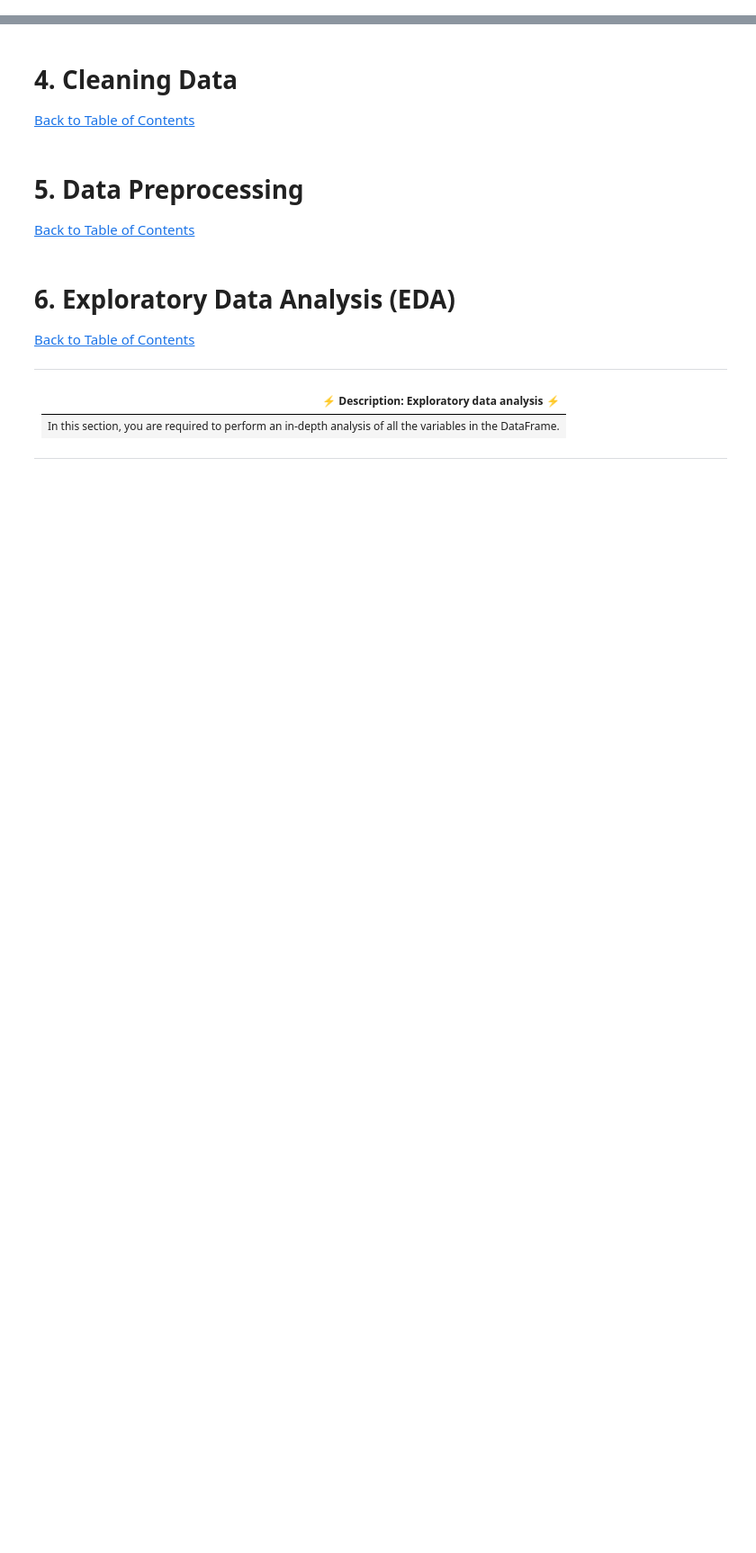
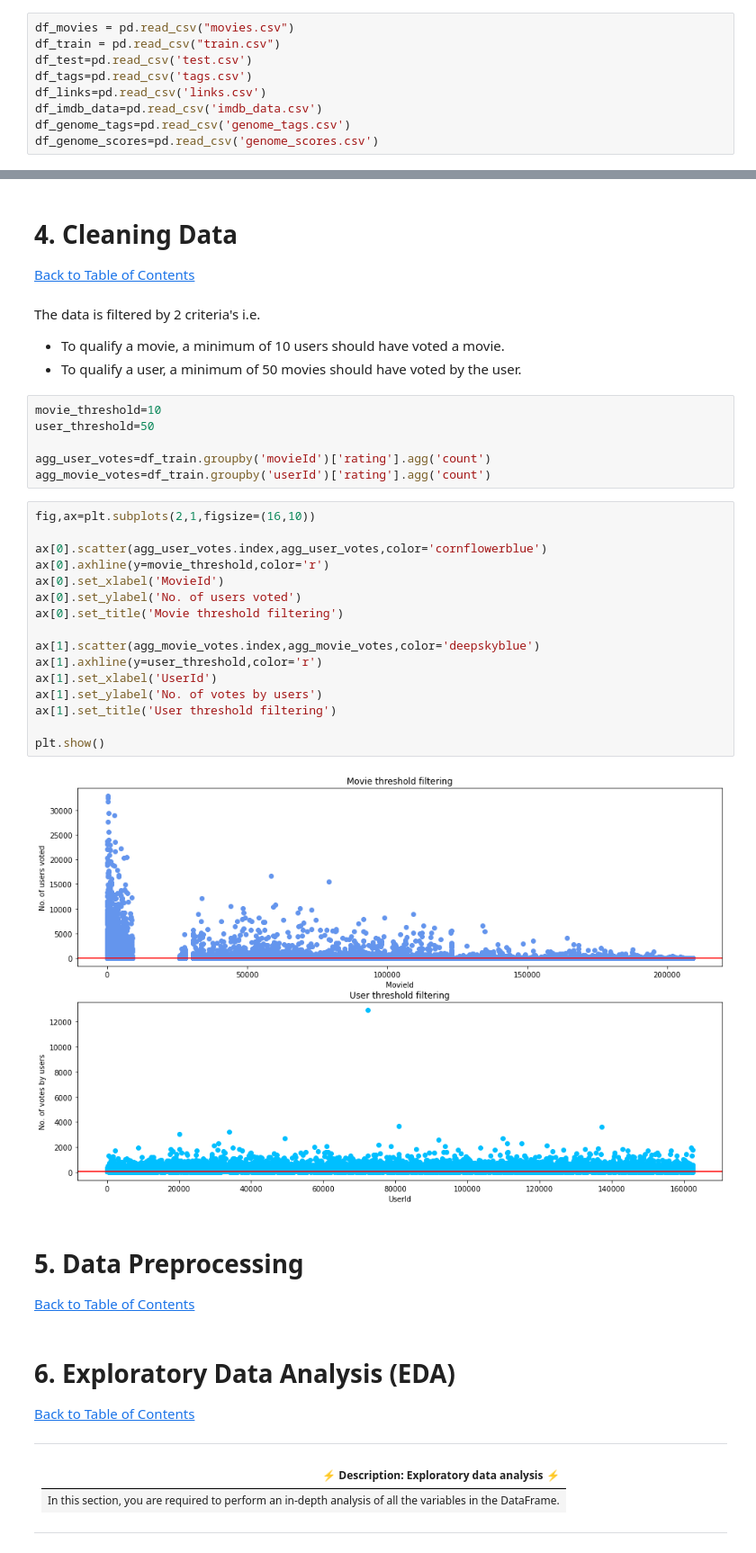
Before and after one commit to RogerA11/Streamlit-Movie-Recommendation-System, a Jupyter notebook: CBB5_Movie Recommendation.ipynb, the cells around one changed output, grey strips where cells are left out. Shown at 90% size. Cells and saved outputs as stored; diff of their text form; blank space fills up the shorter version.

```diff
--- a/CBB5_Movie Recommendation.ipynb
+++ b/CBB5_Movie Recommendation.ipynb
@@ -95,3 +102,12 @@ Providing an accurate and robust solution to this challenge has immense economic
 | In this section you are required to load the data from the `df_train` file into a DataFrame. |
 
 ---
+# %%
+df_movies = pd.read_csv("movies.csv")
+df_train = pd.read_csv("train.csv")
+df_test=pd.read_csv('test.csv')
+df_tags=pd.read_csv('tags.csv')
+df_links=pd.read_csv('links.csv')
+df_imdb_data=pd.read_csv('imdb_data.csv')
+df_genome_tags=pd.read_csv('genome_tags.csv')
+df_genome_scores=pd.read_csv('genome_scores.csv')
@@ -106,6 +190,34 @@ Providing an accurate and robust solution to this challenge has immense economic
 # 4. Cleaning Data
 <a class="anchor" id="1.1"></a>
 <a href=#cont>Back to Table of Contents</a>
+# %% [markdown]
+The data is filtered by 2 criteria's i.e.
+* To qualify a movie, a minimum of 10 users should have voted a movie.
+* To qualify a user, a minimum of 50 movies should have voted by the user.
+# %%
+movie_threshold=10
+user_threshold=50
+
+agg_user_votes=df_train.groupby('movieId')['rating'].agg('count')
+agg_movie_votes=df_train.groupby('userId')['rating'].agg('count')
+# %%
+fig,ax=plt.subplots(2,1,figsize=(16,10))
+
+ax[0].scatter(agg_user_votes.index,agg_user_votes,color='cornflowerblue')
+ax[0].axhline(y=movie_threshold,color='r')
+ax[0].set_xlabel('MovieId')
+ax[0].set_ylabel('No. of users voted')
+ax[0].set_title('Movie threshold filtering')
+
+ax[1].scatter(agg_movie_votes.index,agg_movie_votes,color='deepskyblue')
+ax[1].axhline(y=user_threshold,color='r')
+ax[1].set_xlabel('UserId')
+ax[1].set_ylabel('No. of votes by users')
+ax[1].set_title('User threshold filtering')
+
+plt.show()
+# %% [output]
+[figure, added]
 # %% [markdown]
 <a id="five"></a>
 # 5.  Data Preprocessing
```
Also changed, not shown: parts of 20 cells of this notebook.
